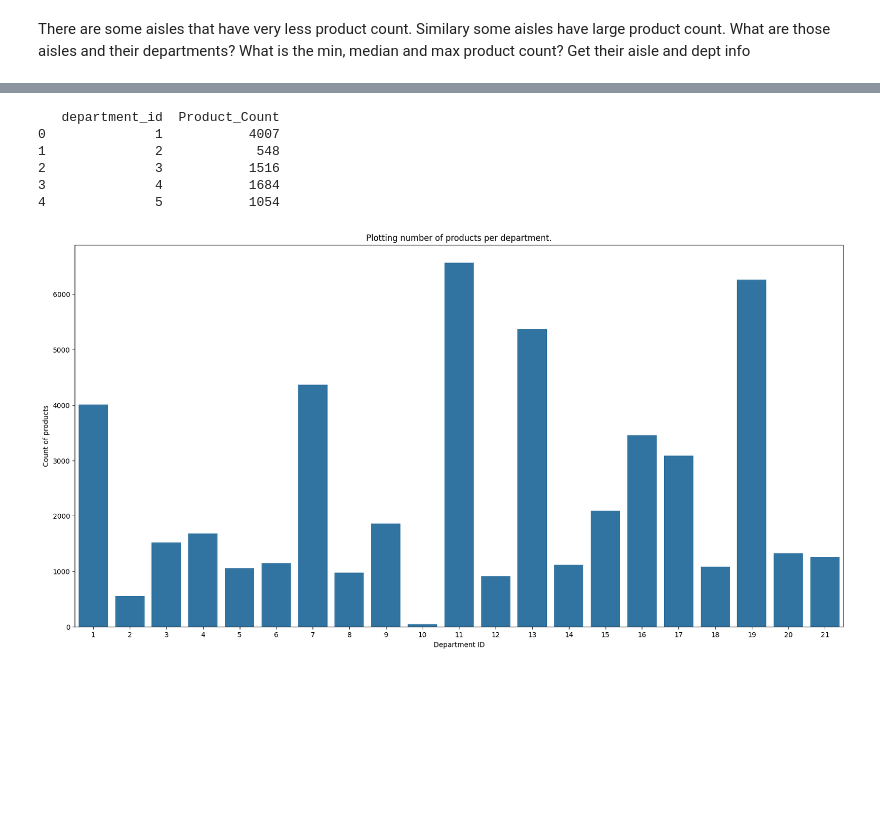
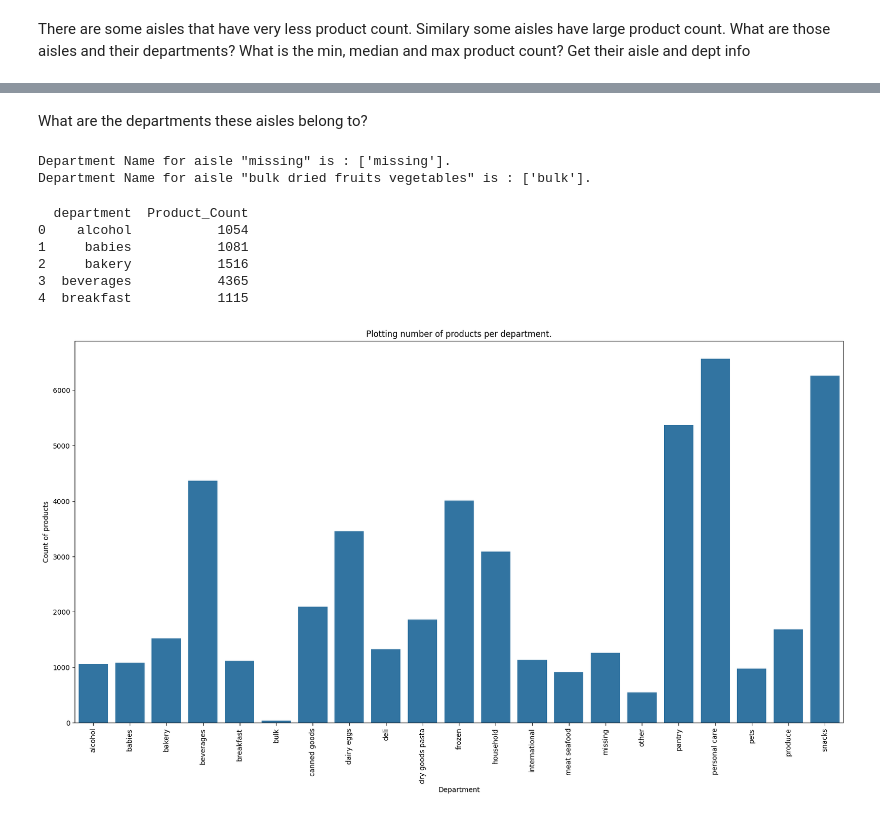
Before and after one commit to NamrataThakur/Market-Basket-Analysis-and-Recommendation, a Jupyter notebook: EDA_DataDescription.ipynb, the cells around one changed output, grey strips where cells are left out. Saved outputs shown, nothing was run; the diff lists cells and outputs as text; code cells hidden in the pictures; blank space fills up the shorter version.

Commit message:
Adding EDA Plots

```diff
--- a/EDA_DataDescription.ipynb
+++ b/EDA_DataDescription.ipynb
@@ -77,0 +80,4 @@ HEAD:
+# %%
+dpa_df = prod_df.merge(dept_df,how="inner", on="department_id")
+dpa_df = dpa_df.merge(aisles_df,how="inner", on="aisle_id")
+dpa_df.head()
@@ -116,21 +148,30 @@ Median number of products across all aisles:  305.5
+# %% [markdown]
+What are the departments these aisles belong to?
+# %%
+print('Department Name for aisle "missing" is : {0}.'.format(dpa_df[dpa_df['aisle'] == 'missing']['department'].unique()))
+print('Department Name for aisle "bulk dried fruits vegetables" is : {0}.'.format(dpa_df[dpa_df['aisle'] == 'bulk dried fruits vegetables']['department'].unique()))
+# %% [output]
+Department Name for aisle "missing" is : ['missing'].
+Department Name for aisle "bulk dried fruits vegetables" is : ['bulk'].
 # %%
-d_df = prod_df.groupby('department_id')['product_id'].count().reset_index()
+d_df = dpa_df.groupby('department')['product_id'].count().reset_index()
 d_df.rename(columns = {'product_id':'Product_Count'},inplace=True)
 print(d_df.head())
 
 fig = plt.figure(figsize=(20,10))
-ax = sns.barplot(x='department_id',y='Product_Count', data=d_df)
-plt.xlabel('Department ID')
+ax = sns.barplot(x='department',y='Product_Count', data=d_df)
+ax.xaxis.set_tick_params(rotation=90,size=4)
+plt.xlabel('Department')
 plt.ylabel('Count of products')
 plt.title('Plotting number of products per department.')
 plt.show()
 fig.savefig('FIGURES\prodVsDept.png')
 # %% [output]
-   department_id  Product_Count
-0              1           4007
-1              2            548
-2              3           1516
-3              4           1684
-4              5           1054
+  department  Product_Count
+0    alcohol           1054
+1     babies           1081
+2     bakery           1516
+3  beverages           4365
+4  breakfast           1115
-[figure, old version]
+[figure, new version]
 # %%
```
Also changed, not shown: parts of 11 cells of this notebook, 3 other files.
